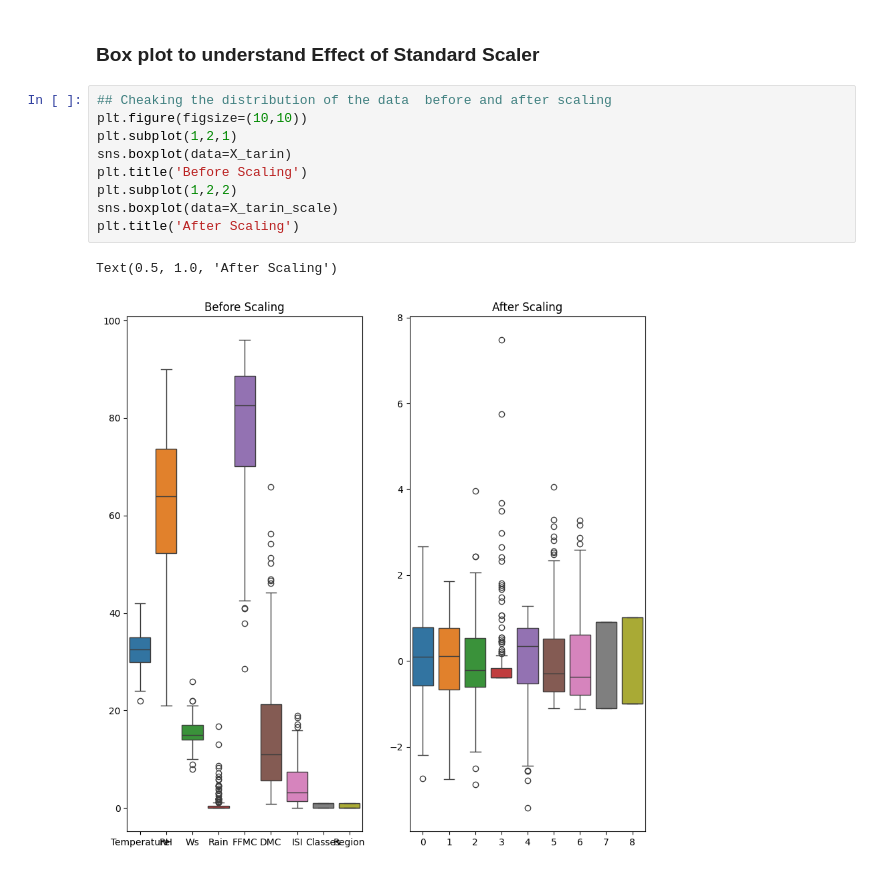
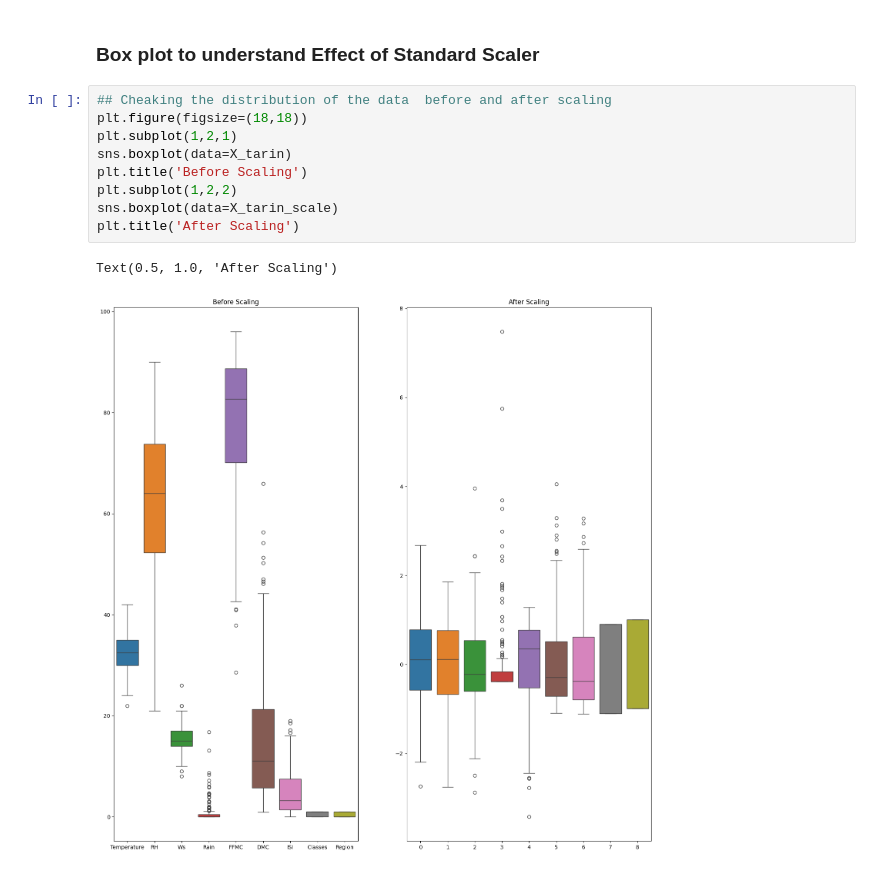
Before and after one commit to swadhinbiswas/machinelearning, a Jupyter notebook: Supervice learning/Regression/modeltraining.ipynb, the cells around one changed output. Drawn from its saved outputs; the diff is of its cells as text.

```diff
--- a/Supervice learning/Regression/modeltraining.ipynb
+++ b/Supervice learning/Regression/modeltraining.ipynb
@@ -130,13 +130,13 @@ array([[-0.84284248,  0.78307967,  1.29972026, ..., -0.62963326,
 ### Box plot to understand Effect of Standard Scaler
 # %%
 ## Cheaking the distribution of the data  before and after scaling
-plt.figure(figsize=(10,10))
+plt.figure(figsize=(18,18))
 plt.subplot(1,2,1)
 sns.boxplot(data=X_tarin)
 plt.title('Before Scaling')
 plt.subplot(1,2,2)
 sns.boxplot(data=X_tarin_scale)
 plt.title('After Scaling')
 # %% [output]
 Text(0.5, 1.0, 'After Scaling')
-[figure, old version]
+[figure, new version]
```
Also changed, not shown: parts of 17 cells of this notebook.
